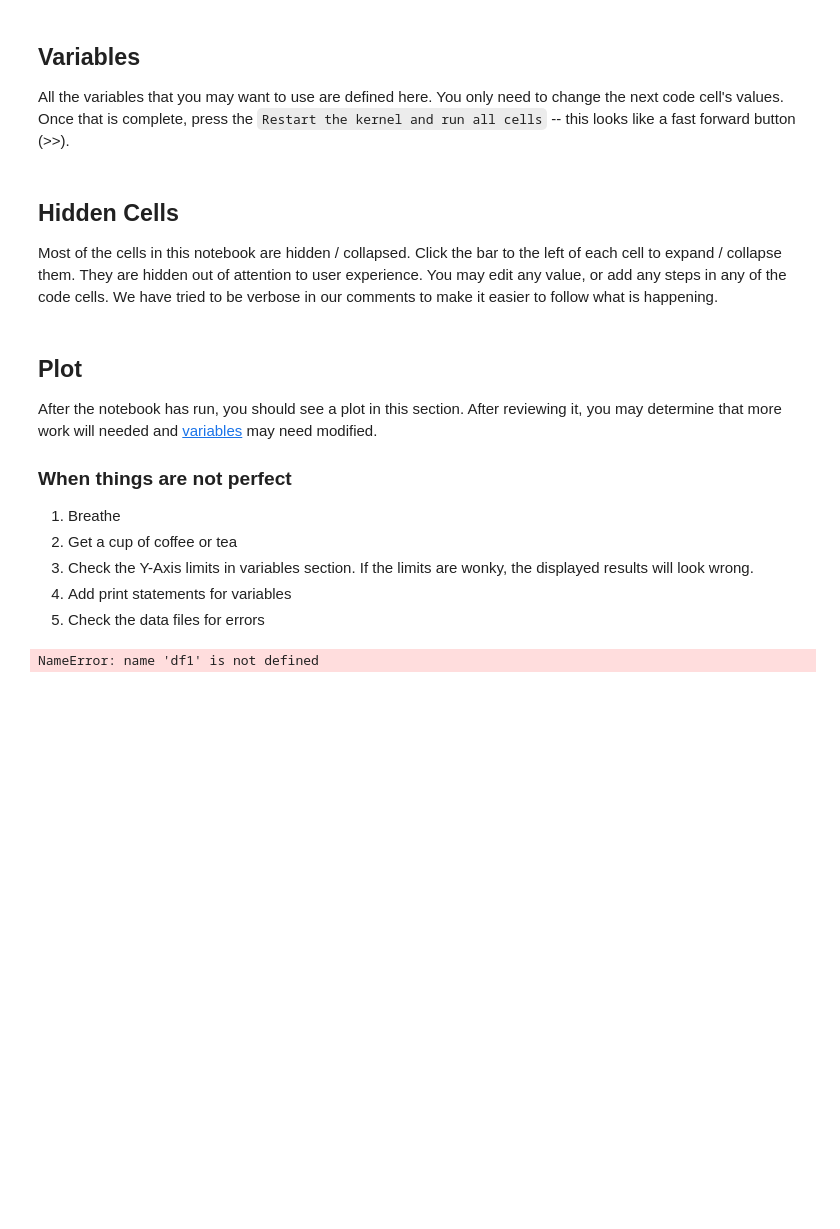
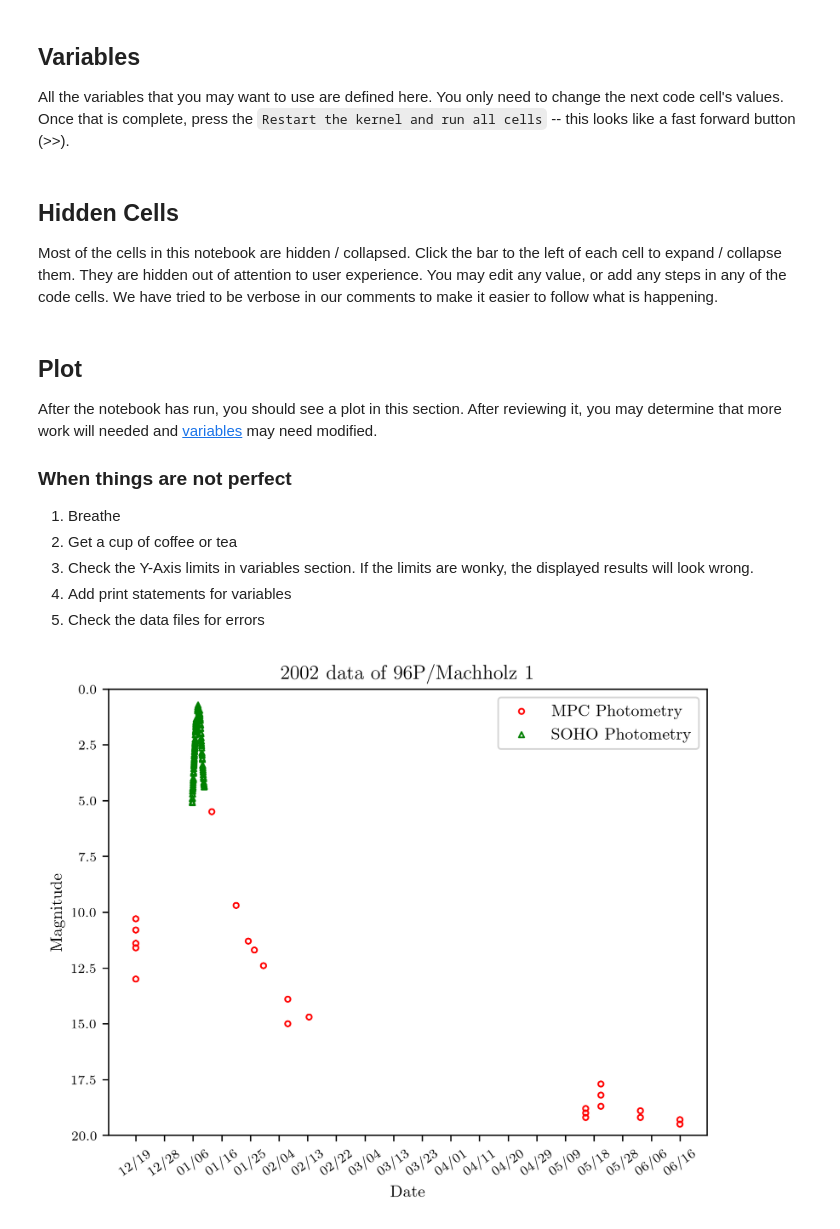
Before and after one commit to sashakarcz/soho, a Jupyter notebook: SOHO.ipynb, the cells around one changed output. Saved outputs shown, nothing was run; the diff lists cells and outputs as text; code cells hidden in the pictures; blank space fills up the shorter version.

```diff
--- a/SOHO.ipynb
+++ b/SOHO.ipynb
@@ -24,9 +24,12 @@ All the variables that you may want to use are defined here. You only need to ch
 ### All variables should go here
 
 COLUMN_TO_PLOT='m03' # Header value for the column you want to graph
-COMET='YYYY data of N/Hairy-Star' # Title to put in Graph
+COMET='2002 data of 96P/Machholz 1' # Title to put in Graph
+DF1_LABEL='MPC Photometry' # Data legned value for MPC data
+DF2_LABEL='SOHO Photometry' # Data legend value for SOHO data
 MAX_MAG=20 # Adjust the Y-Axis for max magnitude
 MIN_MAG=0 # Adjust the Y-Axis for min magnitude
+SOHO_ONLY=False # If set to true, it will only plot SOHO data, and update the X-Axis tick marks to include HH:MM, if False standard
 XLABEL='Date' # This is what the main label of the X-Axis is
 XROT=35 # Number of degrees to rotate the tick labels
 XSTEPS=20 # This is the number of ticks on the X-axis
@@ -114,7 +117,10 @@ df2_selected = df2[['DateTime', column_to_plot]]
 df3 = pd.concat([df1_selected, df2_selected], ignore_index=True)
 
 # Format the date strings for df3 in MM/DD format
-date_labels_df3 = df3['DateTime'].dt.strftime('%m/%d')
+if SOHO_ONLY:
+    date_labels_df3 = df3['DateTime'].dt.strftime('%m/%d %H:%M')
+else:
+    date_labels_df3 = df3['DateTime'].dt.strftime('%m/%d')
 
 # Calculate the range of dates in the df3 dataset to scale X-Axis
 date_range = df3['DateTime'].max() - df3['DateTime'].min()
@@ -126,36 +132,46 @@ step_size = date_range / (XSTEPS - 1)
 tick_positions = [df3['DateTime'].min() + step_size * i for i in range(XSTEPS)]
 
 # Generate the tick labels for the X-Axis
-tick_labels = [date.strftime('%m/%d') for date in tick_positions]
+if SOHO_ONLY:
+    tick_labels = [date.strftime('%m/%d %H:%M') for date in tick_positions]
+else:
+    tick_labels = [date.strftime('%m/%d') for date in tick_positions]
+
 
 # Set the x-axis ticks and labels
 plt.xticks(tick_positions, tick_labels, rotation=XROT)
 
 # Set the y-axis limits manually
 plt.ylim(MIN_MAG, MAX_MAG)  # Adjust the limits as needed in the variable section
 
 # Scatter plot for df3, specifying marker and color for each dataset
-plt.scatter(df3['DateTime'], df3['Magnitude'], label='MPC Data', s=10, edgecolor='red', marker='o', facecolor='none')
-plt.scatter(df3['DateTime'], df3[column_to_plot], label='SOHO Data', s=10, edgecolor='green', marker='^', facecolor='none')
+if SOHO_ONLY:
+    plt.scatter(df3['DateTime'], df3[column_to_plot], label=DF2_LABEL, s=10, edgecolor='green', marker='^', facecolor='none')
+else:
+    plt.scatter(df3['DateTime'], df3['Magnitude'], label=DF1_LABEL, s=10, edgecolor='red', marker='o', facecolor='none')
+    plt.scatter(df3['DateTime'], df3[column_to_plot], label=DF2_LABEL, s=10, edgecolor='green', marker='^', facecolor='none')
 
 # Add labels for the x and y axes
 plt.xlabel(XLABEL)
 plt.ylabel(YLABEL)
 
 # Add title
 plt.title(COMET)
 
 # Change the font size of tick labels
 plt.xticks(fontsize=8)  # Adjust the font size as needed
 plt.yticks(fontsize=8)  # Adjust the font size as needed
 
 # Invert the Y-axis so smaller numbers represent brighter magnitudes
 plt.gca().invert_yaxis()
 
 #Create the legend and allow python to put it in the most reasonable place
 plt.legend()
 
 # Draw the plot
-plt.show()
+#plt.show()
+
+# Save the plot; rename to desired filename
+plt.savefig('SOHO_96P_2002.png')
 # %% [output]
-NameError: name 'df1' is not defined
+[figure, added]
```
Also changed, not shown: 1 other file.
